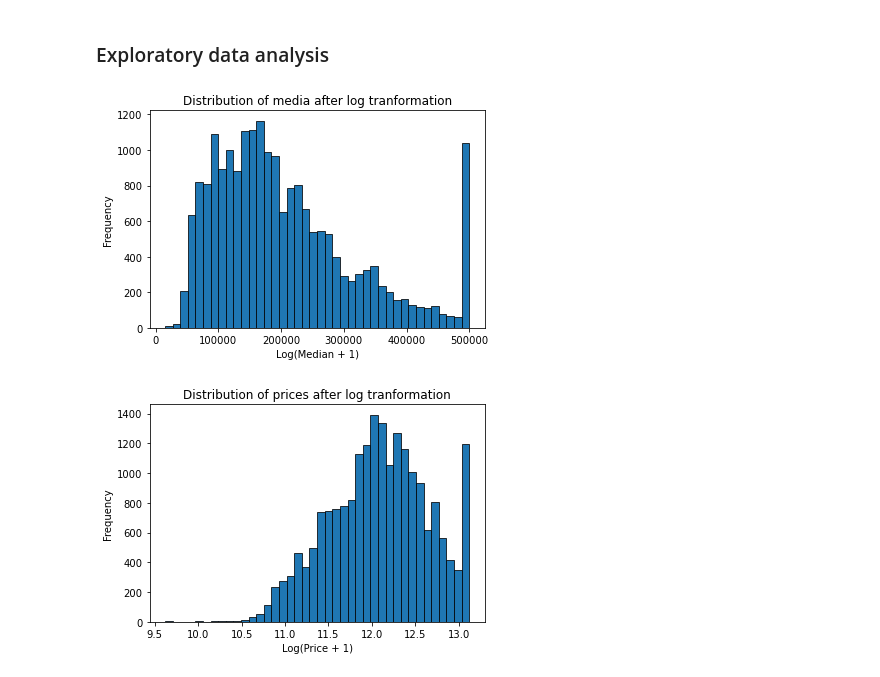
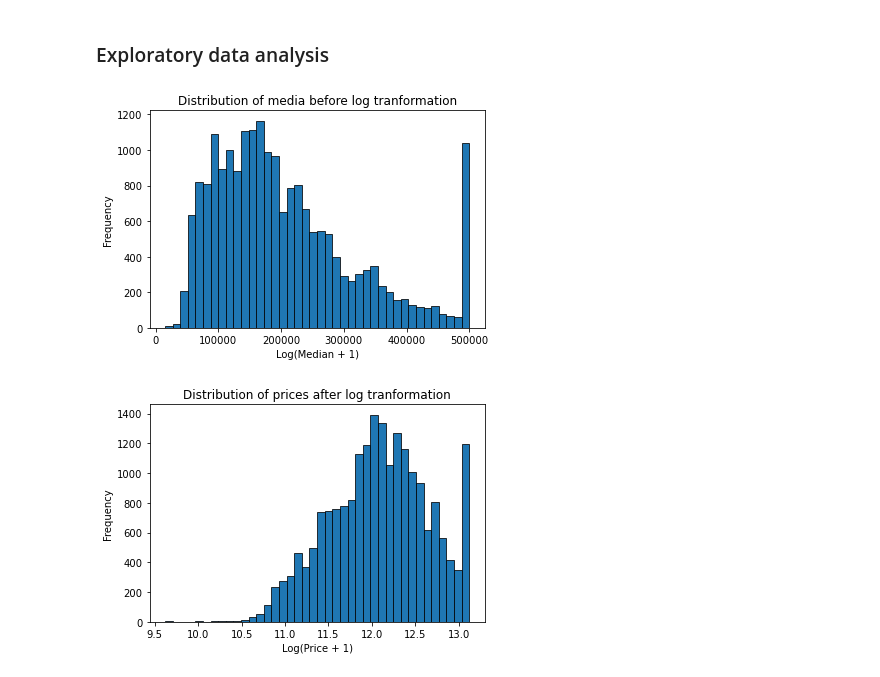
Before and after one commit to CrisBeltV/Machine-Learning-Zoomcamp, a Jupyter notebook: 02_Regression/Homework2.ipynb, the cells around one changed output. Drawn from its saved outputs; the diff is of its cells as text; code cells hidden in the pictures.

```diff
--- a/02_Regression/Homework2.ipynb
+++ b/02_Regression/Homework2.ipynb
@@ -55,14 +55,14 @@ df
 # %%
 plt.figure(figsize=(6, 4))
 
 sns.histplot(df.median_house_value, bins=40, alpha=1)
 plt.ylabel('Frequency')
 plt.xlabel('Log(Median + 1)')
-plt.title('Distribution of media after log tranformation')
+plt.title('Distribution of media before log tranformation')
 
 plt.show()
 # %% [output]
-[figure, old version]
+[figure, new version]
 # %%
 log_price = np.log1p(df.median_house_value)
 
```
Also changed, not shown: parts of 11 cells of this notebook, 1 other file.
